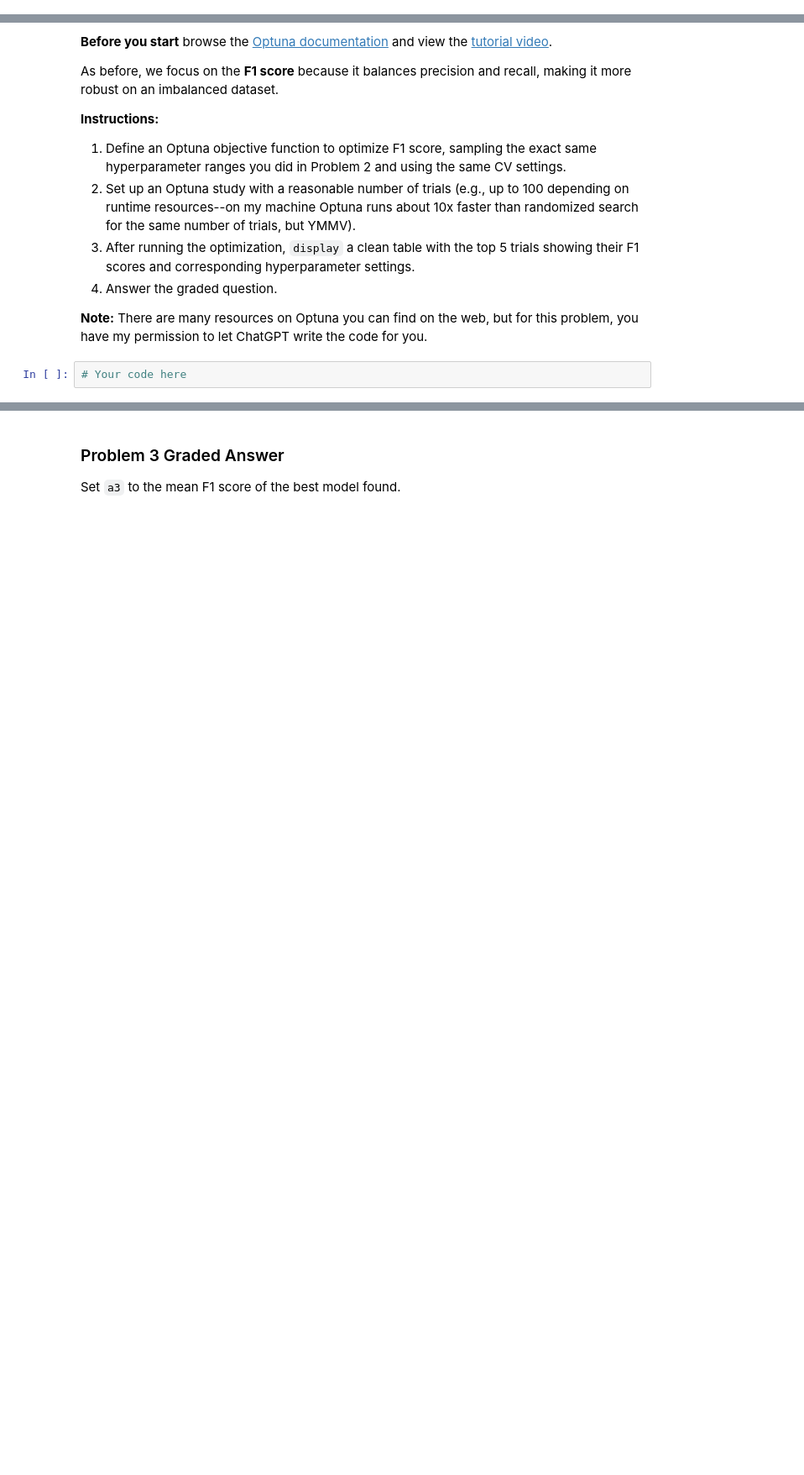
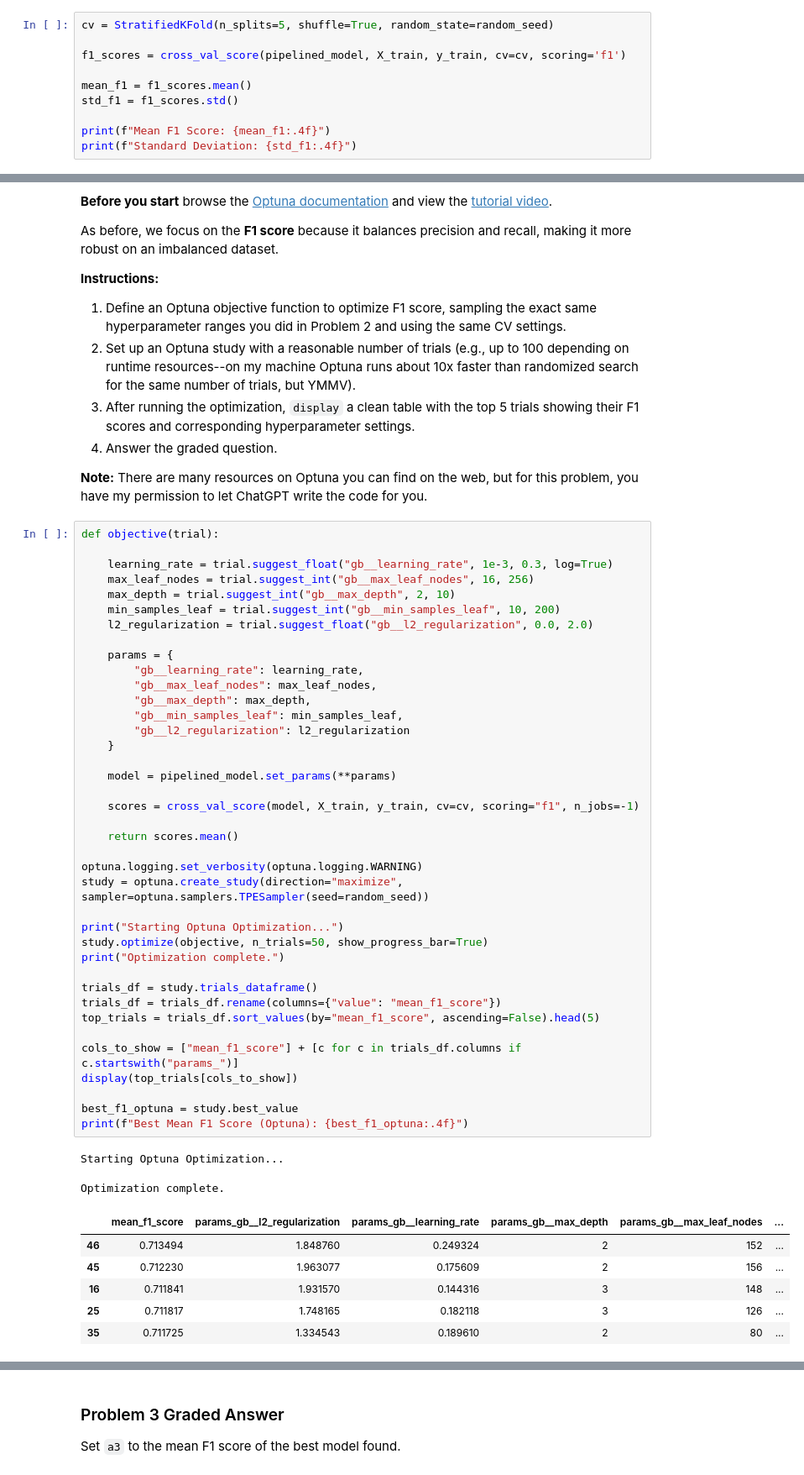
Before and after one commit to aqds-hub/Learning, a Jupyter notebook: Homework_08.ipynb, the cells around one changed output, grey strips where cells are left out. Shown at 84% size. Saved outputs shown, nothing was run; the diff lists cells and outputs as text; blank space fills up the shorter version.

```diff
--- a/Homework_08.ipynb
+++ b/Homework_08.ipynb
@@ -278,0 +307,10 @@ In this problem, you will run a baseline cross-validation evaluation of your `Hi
+# %%
+cv = StratifiedKFold(n_splits=5, shuffle=True, random_state=random_seed)
+
+f1_scores = cross_val_score(pipelined_model, X_train, y_train, cv=cv, scoring='f1')
+
+mean_f1 = f1_scores.mean()
+std_f1 = f1_scores.std()
+
+print(f"Mean F1 Score: {mean_f1:.4f}")
+print(f"Standard Deviation: {std_f1:.4f}")
@@ -347,5 +429,51 @@ As before, we focus on the **F1 score** because it balances precision and recall
 5. Answer the graded question.
 
 **Note:**  There are many resources on Optuna you can find on the web, but for this problem, you have my permission to let ChatGPT write the code for you.
-# %%
-# Your code here
+# %%
+def objective(trial):
+
+    learning_rate = trial.suggest_float("gb__learning_rate", 1e-3, 0.3, log=True)
+    max_leaf_nodes = trial.suggest_int("gb__max_leaf_nodes", 16, 256)
+    max_depth = trial.suggest_int("gb__max_depth", 2, 10)
+    min_samples_leaf = trial.suggest_int("gb__min_samples_leaf", 10, 200)
+    l2_regularization = trial.suggest_float("gb__l2_regularization", 0.0, 2.0)
+
+    params = {
+        "gb__learning_rate": learning_rate,
+        "gb__max_leaf_nodes": max_leaf_nodes,
+        "gb__max_depth": max_depth,
+        "gb__min_samples_leaf": min_samples_leaf,
+        "gb__l2_regularization": l2_regularization
+    }
+
+    model = pipelined_model.set_params(**params)
+
+    scores = cross_val_score(model, X_train, y_train, cv=cv, scoring="f1", n_jobs=-1)
+
+    return scores.mean()
+
+optuna.logging.set_verbosity(optuna.logging.WARNING)
+study = optuna.create_study(direction="maximize", sampler=optuna.samplers.TPESampler(seed=random_seed))
+
+print("Starting Optuna Optimization...")
+study.optimize(objective, n_trials=50, show_progress_bar=True)
+print("Optimization complete.")
+
+trials_df = study.trials_dataframe()
+trials_df = trials_df.rename(columns={"value": "mean_f1_score"})
+top_trials = trials_df.sort_values(by="mean_f1_score", ascending=False).head(5)
+
+cols_to_show = ["mean_f1_score"] + [c for c in trials_df.columns if c.startswith("params_")]
+display(top_trials[cols_to_show])
+
+best_f1_optuna = study.best_value
+print(f"Best Mean F1 Score (Optuna): {best_f1_optuna:.4f}")
+# %% [output]
+Starting Optuna Optimization...
+Optimization complete.
+|  | mean_f1_score | params_gb__l2_regularization | params_gb__learning_rate | params_gb__max_depth | params_gb__max_leaf_nodes | ... |
+| 46 | 0.713494 | 1.848760 | 0.249324 | 2 | 152 | ... |
+| 45 | 0.712230 | 1.963077 | 0.175609 | 2 | 156 | ... |
+| 16 | 0.711841 | 1.931570 | 0.144316 | 3 | 148 | ... |
+| 25 | 0.711817 | 1.748165 | 0.182118 | 3 | 126 | ... |
+| 35 | 0.711725 | 1.334543 | 0.189610 | 2 | 80 | ... |
```
Also changed, not shown: parts of 24 cells of this notebook.
